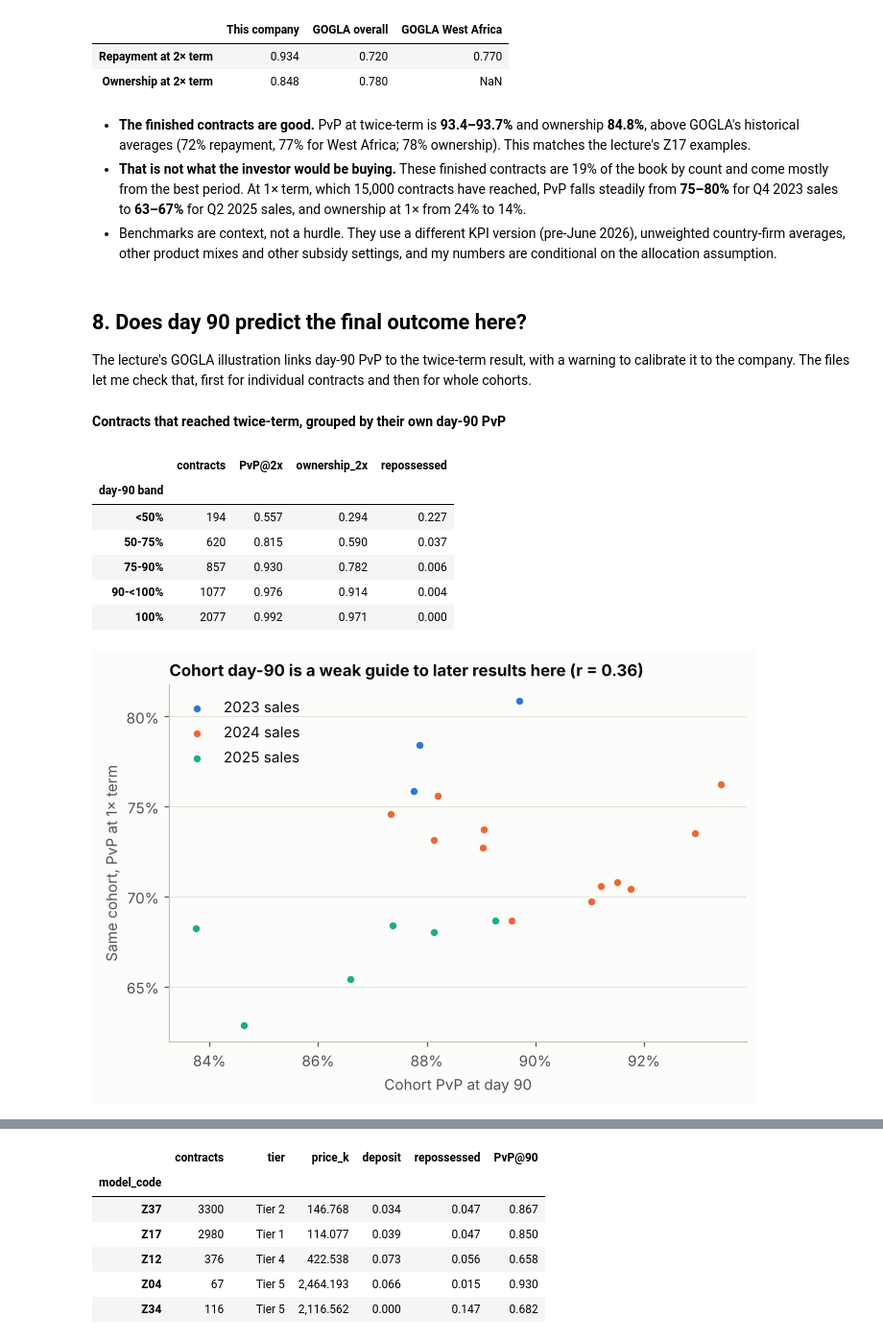
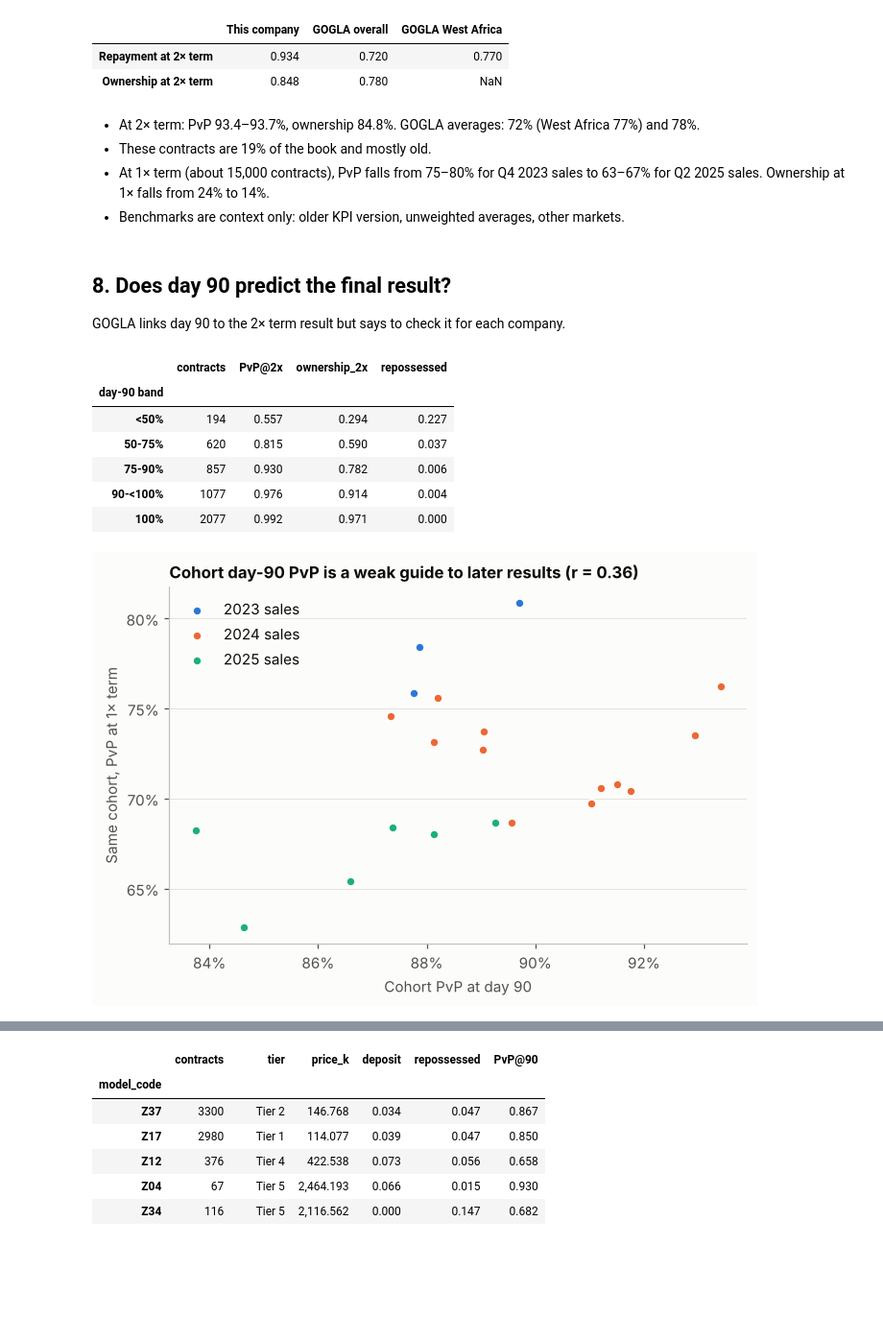
Before and after one commit to chilalaabubakar/EDA, a Jupyter notebook: case_study_5_paygo/PAYGo_Investment_Analysis.ipynb, the cells around one changed output, grey strips where cells are left out. Shown at 96% size. Drawn from its saved outputs; the diff is of its cells as text; code cells hidden in the pictures; blank space fills up the shorter version.

```diff
--- a/case_study_5_paygo/PAYGo_Investment_Analysis.ipynb
+++ b/case_study_5_paygo/PAYGo_Investment_Analysis.ipynb
@@ -413,0 +324,29 @@ The contract status on 10 August 2026:
+# %%
+portfolio["tier_group"] = np.select(
+    [portfolio["tier"].isin(["Tier 1", "Tier 2"]), portfolio["tier"].eq("Tier 3"),
+     portfolio["tier"].isin(["Tier 4", "Tier 5"])],
+    ["Tier 1-2", "Tier 3", "Tier 4-5"], default="Unknown tier")
+portfolio["deposit_share"] = portfolio["deposit"] / portfolio["cash_price"]
+
+sales = (portfolio.pivot_table(index="cohort", columns="tier_group", values="amount_financed", aggfunc="sum")
+         .reindex(columns=["Tier 1-2", "Tier 3", "Tier 4-5", "Unknown tier"]).fillna(0) / 1e6)  # ₦M per month
+counts = portfolio.groupby("cohort").size()
+
+fig, axes = plt.subplots(2, 1, figsize=(10, 6.4), sharex=True, gridspec_kw={"height_ratios": [1, 1.4]})
+x = np.arange(len(sales))
+axes[0].bar(x, counts.to_numpy(), width=0.8, color=BLUE)
+axes[0].set_ylabel("Contracts sold")
+axes[0].set_title("Sales peaked in early 2025; since late 2025 about half the money lent is for large systems")
+bottom = np.zeros(len(sales))
+for colour, group in zip([BLUE, ORANGE, AQUA, YELLOW], sales.columns):
+    axes[1].bar(x, sales[group], bottom=bottom, width=0.8, color=colour, label=group, edgecolor=SURFACE, linewidth=0.8)
+    bottom += sales[group].to_numpy()
+axes[1].yaxis.set_major_formatter(naira_m)
+axes[1].set_ylabel("Amount financed")
+axes[1].legend(ncol=4, loc="lower left", bbox_to_anchor=(0, 1.0))
+ticks = [i for i, p in enumerate(sales.index) if p.month in (1, 7) or i == 0]
+axes[1].set_xticks(ticks, [sales.index[i].strftime("%b %Y") for i in ticks])
+axes[1].set_xlabel("Month of sale")
+fig.tight_layout()
+savefig(fig, "fig1_sales_and_mix")
+plt.show()
@@ -482,7 +459,7 @@ month ends):
 rows = []
 for i, month in enumerate(MONTHS):
     month_end = month.to_timestamp(how="end").normalize()
-    live = (portfolio["purchase_date"] <= month_end).to_numpy()
+    live = (portfolio["purchase_date"] <= month_end).to_numpy()          # contracts sold by then
     due_m = due_at(portfolio, (month_end - portfolio["purchase_date"]).dt.days.to_numpy())
     app_m = applied(cum_cash[:, i], due_m)
     rows.append({"month": month, "contracts": live.sum(), "due": due_m[live].sum(), "applied": app_m[live].sum()})
@@ -494,7 +471,7 @@ ax.plot(pvp_series.index.to_timestamp(), pvp_series["PvP"], color=BLUE, marker="
 ax.yaxis.set_major_formatter(pct)
 ax.set_ylim(0.6, 1.0)
 ax.set_ylabel("Portfolio PvP")
-ax.set_title("Portfolio PvP has fallen from 89% at the end of 2023 to 76% today")
+ax.set_title("Portfolio PvP fell from 89% (end of 2023) to 76%")
 date_axis(ax)
 for month in [MONTHS[2], MONTHS[-1]]:
     ax.annotate(f"{pvp_series.loc[month, 'PvP']:.0%}", (month.to_timestamp(), pvp_series.loc[month, "PvP"]),
@@ -519,9 +492,10 @@ right panel is model Z17 alone (one product, one 406-day term), so a change in p
 # %%
-GRID_STEPS = np.round(np.arange(0.05, 2.0001, 0.05), 2)
+GRID_STEPS = np.round(np.arange(0.05, 2.0001, 0.05), 2)                        # 5% ... 200% of term
 grid_measures = {k: measure_at(k * portfolio["term_days"].to_numpy()) for k in GRID_STEPS}
 
 
 def vintage_table(mask=None, by="cohort_q", min_share=0.5):
+    """PvP (midpoint) by cohort at each grid step; blank if too few contracts or too little money has reached it."""
     frame = portfolio if mask is None else portfolio.loc[mask]
     cohort_financed = frame.groupby(by)["amount_financed"].sum()
     out = {}
@@ -547,7 +521,7 @@ for ax, table, title in [(axes[0], vintage_all, "All products"), (axes[1], vinta
         if ax is axes[1]:
             ax.annotate(str(q), (series.index[-1], series.iloc[-1]), textcoords="offset points", xytext=(4, 0),
                         va="center", fontsize=8, color=INK2)
-    ax.axvline(1.0, color=AXIS, linewidth=0.8)
+    ax.axvline(1.0, color=AXIS, linewidth=0.8)   # end of original term
     ax.set_title(title)
     ax.set_xlabel("Share of original contract term elapsed")
     ax.xaxis.set_major_formatter(pct)
@@ -556,7 +530,7 @@ axes[0].yaxis.set_major_formatter(pct)
 axes[0].set_ylim(0.5, 1.0)
 axes[0].set_ylabel("PvP (pro-rata midpoint)")
 axes[0].legend(title="Sales quarter", loc="lower left", fontsize=8)
-fig.suptitle("Each newer cohort is further behind plan at the same stage of its term, even for one product",
+fig.suptitle("Newer cohorts are further behind plan at the same stage, even for one product",
              x=0.01, ha="left", fontweight="bold")
 fig.tight_layout()
 savefig(fig, "fig3_vintage_curves")
@@ -746,33 +708,28 @@ display(save_table(bench, "benchmarks"))
 | Repayment at 2× term | 0.934 | 0.720 | 0.770 |
 | Ownership at 2× term | 0.848 | 0.780 | NaN |
 # %% [markdown]
-- **The finished contracts are good.** PvP at twice-term is **93.4–93.7%** and ownership **84.8%**, above GOGLA's
-  historical averages (72% repayment, 77% for West Africa; 78% ownership). This matches the lecture's Z17 examples.
-- **That is not what the investor would be buying.** These finished contracts are 19% of the book by count and come
-  mostly from the best period. At 1× term, which 15,000 contracts have reached, PvP falls steadily from **75–80%** for Q4 2023
-  sales to **63–67%** for Q2 2025 sales, and ownership at 1× from 24% to 14%.
-- Benchmarks are context, not a hurdle. They use a different KPI version (pre-June 2026), unweighted country-firm
-  averages, other product mixes and other subsidy settings, and my numbers are conditional on the allocation
-  assumption.
+- At 2× term: PvP 93.4–93.7%, ownership 84.8%. GOGLA averages: 72% (West Africa 77%) and 78%.
+- These contracts are 19% of the book and mostly old.
+- At 1× term (about 15,000 contracts), PvP falls from 75–80% for Q4 2023 sales to 63–67% for Q2 2025 sales.
+  Ownership at 1× falls from 24% to 14%.
+- Benchmarks are context only: older KPI version, unweighted averages, other markets.
 # %% [markdown]
-## 8. Does day 90 predict the final outcome here?
+## 8. Does day 90 predict the final result?
 
-The lecture's GOGLA illustration links day-90 PvP to the twice-term result, with a warning to calibrate it to the
-company. The files let me check that, first for individual contracts and then for whole cohorts.
+GOGLA links day 90 to the 2× term result but says to check it for each company.
 # %%
 early = pd.DataFrame({"contract_id": portfolio["contract_id"], "status": portfolio["contract_status"],
                       "day90": m90["applied_mid"] / m90["due"], "eligible_2x": m2x["eligible"],
                       "applied_2x": m2x["applied_mid"], "due_2x": m2x["due"], "owned_2x": m2x["owned"]})
 early["day-90 band"] = pd.cut(early["day90"], [-0.01, 0.5, 0.75, 0.9, 0.9999, 1.0],
                               labels=["<50%", "50-75%", "75-90%", "90-<100%", "100%"])
+# outcome at 2x term, grouped by each contract's own day-90 PvP
 cal = early.loc[early["eligible_2x"]].groupby("day-90 band", observed=True).agg(
     contracts=("due_2x", "size"), applied=("applied_2x", "sum"), due=("due_2x", "sum"),
     ownership_2x=("owned_2x", "mean"), repossessed=("status", lambda s: (s == "REPOSSESSED").mean()))
 cal["PvP@2x"] = cal["applied"] / cal["due"]
-display(Markdown("**Contracts that reached twice-term, grouped by their own day-90 PvP**"))
 display(save_table(cal[["contracts", "PvP@2x", "ownership_2x", "repossessed"]], "day90_calibration_contract"))
 # %% [output]
-**Contracts that reached twice-term, grouped by their own day-90 PvP**
 |  | contracts | PvP@2x | ownership_2x | repossessed |
 | day-90 band |  |  |  |  |
 | <50% | 194 | 0.557 | 0.294 | 0.227 |
@@ -781,27 +738,28 @@ display(save_table(cal[["contracts", "PvP@2x", "ownership_2x", "repossessed"]],
 | 90-<100% | 1077 | 0.976 | 0.914 | 0.004 |
 | 100% | 2077 | 0.992 | 0.971 | 0.000 |
 # %%
+# cohort level: day-90 PvP vs PvP at 1x term
 cohort_link = pd.DataFrame({"day90": summarize(m90, "cohort")["pvp_mid"],
                             "pvp_1x": summarize(milestones["1× term"], "cohort")["pvp_mid"],
                             "n_1x": summarize(milestones["1× term"], "cohort")["contracts"]}).dropna()
 cohort_link = cohort_link.loc[cohort_link["n_1x"] >= MIN_COHORT_SIZE]
 r = cohort_link["day90"].corr(cohort_link["pvp_1x"])
 fig, ax = plt.subplots(figsize=(6.4, 4.4))
 year_colour = {2023: BLUE, 2024: ORANGE, 2025: AQUA}
 for year, colour in year_colour.items():
     sel = cohort_link.index.year == year
     ax.scatter(cohort_link.loc[sel, "day90"], cohort_link.loc[sel, "pvp_1x"], s=40, color=colour,
                edgecolor=SURFACE, linewidth=1.5, label=f"{year} sales", zorder=3)
 ax.xaxis.set_major_formatter(pct)
 ax.yaxis.set_major_formatter(pct)
 ax.xaxis.set_major_locator(MultipleLocator(0.02))
 ax.yaxis.set_major_locator(MultipleLocator(0.05))
 ax.set_xlabel("Cohort PvP at day 90")
 ax.set_ylabel("Same cohort, PvP at 1× term")
-ax.set_title(f"Cohort day-90 is a weak guide to later results here (r = {r:.2f})")
+ax.set_title(f"Cohort day-90 PvP is a weak guide to later results (r = {r:.2f})")
 ax.legend(loc="upper left")
 fig.tight_layout()
 savefig(fig, "fig5_day90_vs_1x")
 plt.show()
 # %% [output]
-[figure, old version]
+[figure, new version]
```
Also changed, not shown: parts of 96 cells of this notebook, 8 other files.
